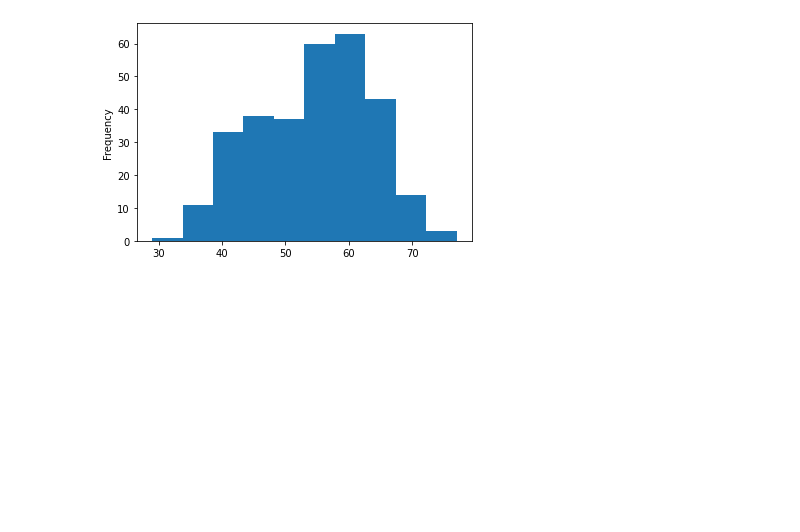
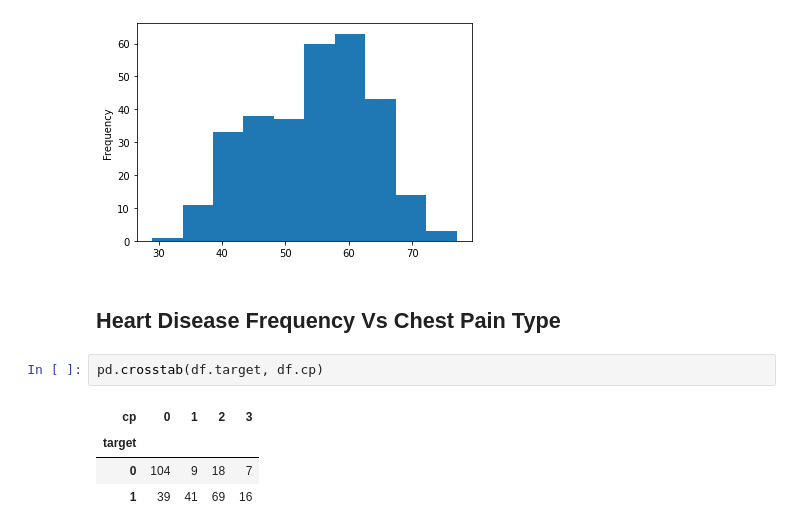
Before and after one commit to Tanishq-19/Heart-Disease-Classification, a Jupyter notebook: Heart-Disease-Classification.ipynb, the cells around one changed output. Saved outputs shown, nothing was run; the diff lists cells and outputs as text; blank space fills up the shorter version.

```diff
--- a/Heart-Disease-Classification.ipynb
+++ b/Heart-Disease-Classification.ipynb
@@ -192,3 +192,12 @@ This suggests that more the age is less the max heart rate is.
 df.age.plot.hist(bins=10);
 # %% [output]
 [figure]
+# %% [markdown]
+## Heart Disease Frequency Vs Chest Pain Type
+# %%
+pd.crosstab(df.target, df.cp)
+# %% [output]
+| cp | 0 | 1 | 2 | 3 |
+| target |  |  |  |  |
+| 0 | 104 | 9 | 18 | 7 |
+| 1 | 39 | 41 | 69 | 16 |
```
